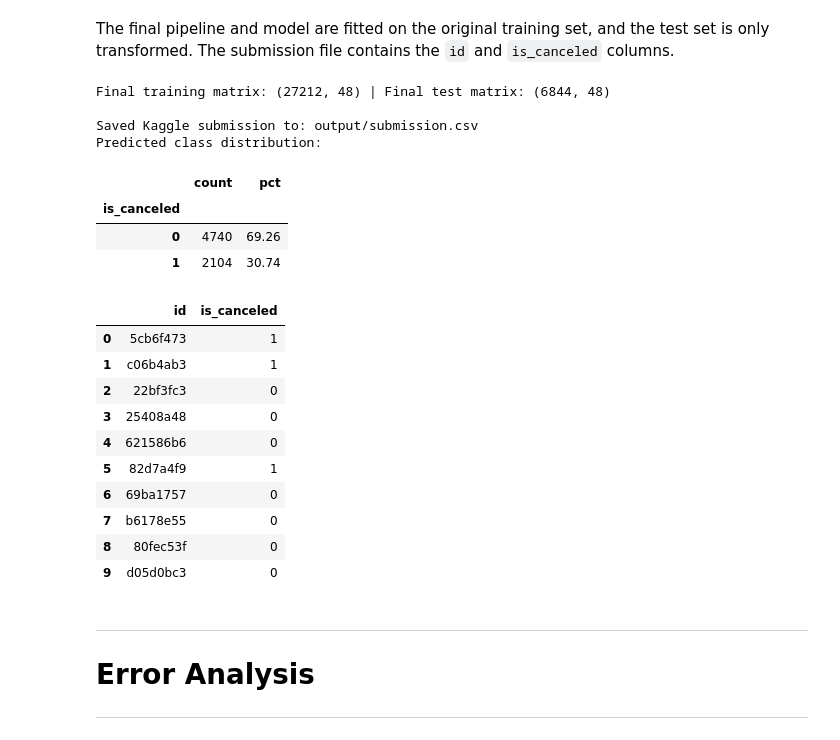
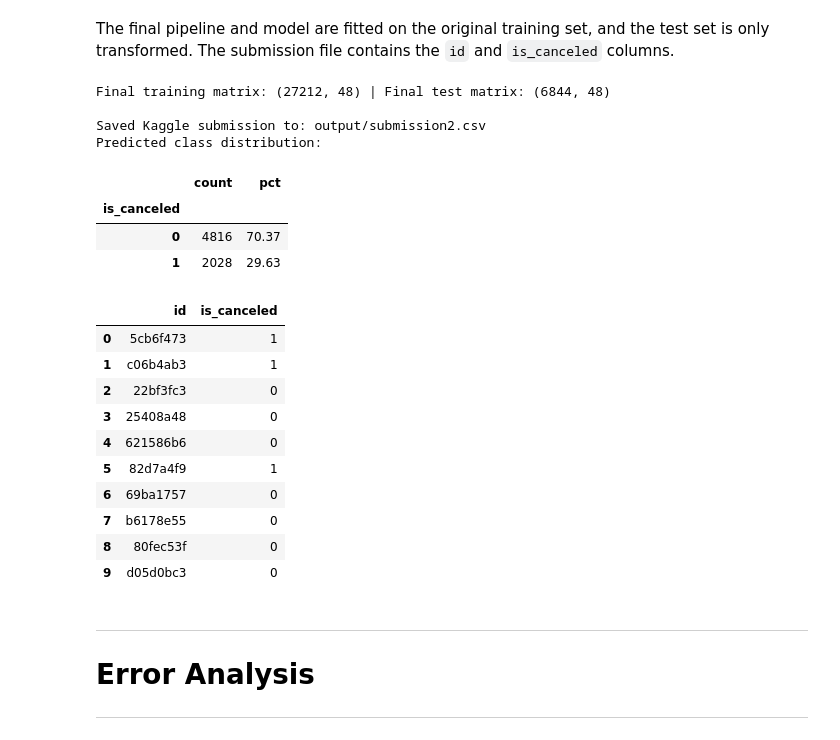
Before and after one commit to TheoMarvel/IF3170_G29_MiMHotels, a Jupyter notebook: output/Notebook_Tugas_Besar_2_IF3170_Inteligensi_Artifisial_2026_2027.ipynb, the cells around one changed output. Saved outputs shown, nothing was run; the diff lists cells and outputs as text; code cells hidden in the pictures.

Commit message:
feat: optimize for better KNN model (strongest model currently)

```diff
--- a/output/Notebook_Tugas_Besar_2_IF3170_Inteligensi_Artifisial_2026_2027.ipynb
+++ b/output/Notebook_Tugas_Besar_2_IF3170_Inteligensi_Artifisial_2026_2027.ipynb
@@ -1418,7 +1652,7 @@ X_full_mat, y_full_vec, X_test_final, final_pipeline = exe_prep_pipeline(
 print(f"Final training matrix: {X_full_mat.shape} | Final test matrix: {X_test_final.shape}")
 
 # 2. Train best from-scratch model (KNN Manhattan, k=5 — highest validation F1: 0.7570)
-final_model = KNNScratch(k=5, distance="manhattan", weights="distance", batch_size=50)
+final_model = KNNScratch(k=15, distance="euclidean", weights="distance", batch_size=50)
 final_model.fit(X_full_mat, y_full_vec)
 
 # Save final model & pipeline
@@ -1426,37 +1660,37 @@ final_model.save(str(CFG.OUTPUT_DIR / "models" / "final_knn_manhattan.pkl"))
 final_pipeline.save(str(CFG.OUTPUT_DIR / "models" / "final_prep_pipeline.pkl"))
 
 # 3. Predict on test set and export Kaggle submission CSV
 test_preds = final_model.predict(X_test_final).astype(int)
 
 submission = pd.DataFrame({
     "id": test_df["id"],
     "is_canceled": test_preds,
 })
 
-sub_path = CFG.OUTPUT_DIR / "submission1.csv"
+sub_path = CFG.OUTPUT_DIR / "submission2.csv" # Update depending on the number of submission
 submission.to_csv(sub_path, index=False)
 
 # 4. Sanity checks before uploading to Kaggle
 assert len(submission) == len(test_df), f"Row mismatch: {len(submission)} != {len(test_df)}"
 assert list(submission.columns) == ["id", "is_canceled"], "Column names must be ['id', 'is_canceled']"
 assert submission.isna().sum().sum() == 0, "Submission contains NaN values!"
 assert set(submission["is_canceled"].unique()).issubset({0, 1}), "Predictions must be 0 or 1!"
 
 print(f"\nSaved Kaggle submission to: {sub_path}")
 print("Predicted class distribution:")
 display(submission["is_canceled"].value_counts().to_frame("count").assign(
     pct=lambda d: (d["count"] / len(submission) * 100).round(2)
 ))
 display(submission.head(10))
 # %% [output]
 Final training matrix: (27212, 48) | Final test matrix: (6844, 48)
 
-Saved Kaggle submission to: output/submission.csv
+Saved Kaggle submission to: output/submission2.csv
 Predicted class distribution:
 |  | count | pct |
 | is_canceled |  |  |
-| 0 | 4740 | 69.26 |
-| 1 | 2104 | 30.74 |
+| 0 | 4816 | 70.37 |
+| 1 | 2028 | 29.63 |
 |  | id | is_canceled |
 | 0 | 5cb6f473 | 1 |
 | 1 | c06b4ab3 | 1 |
```
Also changed, not shown: parts of 22 cells of this notebook.
